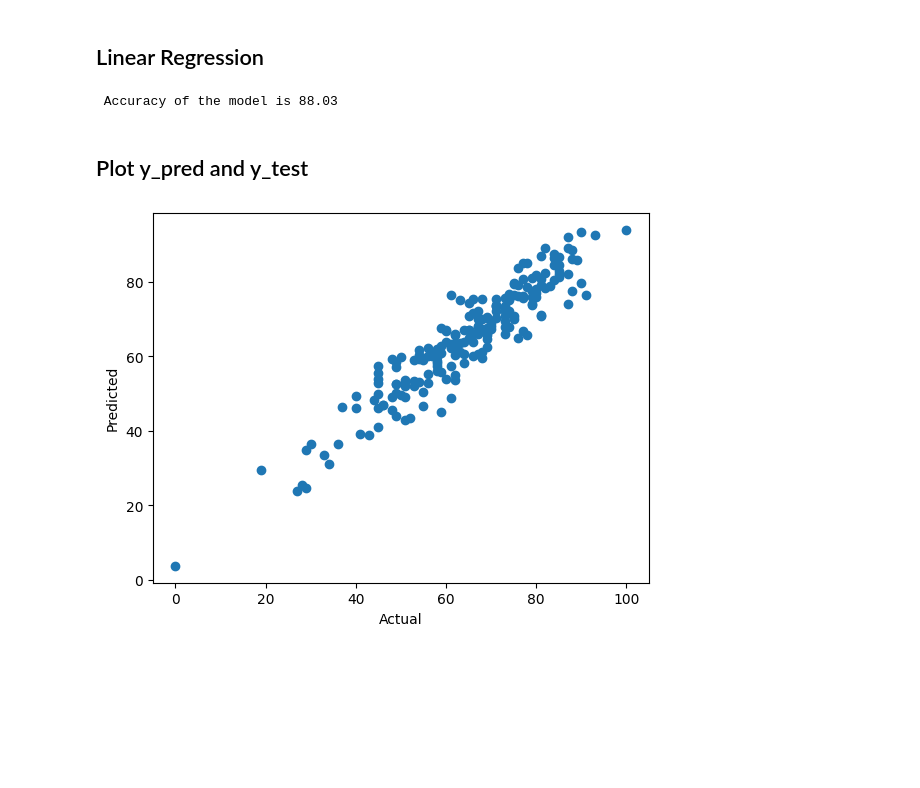
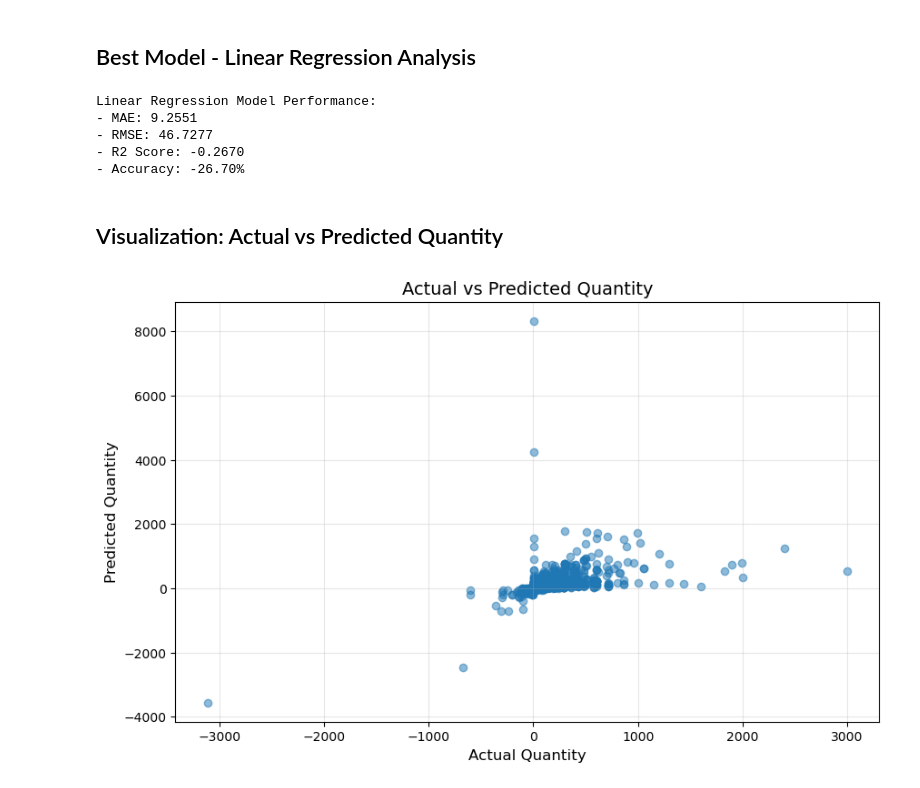
Before and after one commit to srujank1995/SRM_MBA_PROJECT, a Jupyter notebook: notebook/Model_training.ipynb, the cells around one changed output. Cells and saved outputs as stored; diff of their text form; code cells hidden in the pictures; blank space fills up the shorter version.

Commit message:
Model Training

```diff
--- a/notebook/Model_training.ipynb
+++ b/notebook/Model_training.ipynb
@@ -108,3 +172,3 @@ preprocessor = ColumnTransformer(
 # %%
-X = preprocessor.fit_transform(X)
+X_transformed = preprocessor.fit_transform(X)
 # %%
@@ -124,37 +189,37 @@ X_train.shape, X_test.shape
 def evaluate_model(true, predicted):
     mae = mean_absolute_error(true, predicted)
     mse = mean_squared_error(true, predicted)
-    rmse = np.sqrt(mean_squared_error(true, predicted))
+    rmse = np.sqrt(mse)
     r2_square = r2_score(true, predicted)
-    return mae, rmse, r2_square
+    return mae, mse, rmse, r2_square
 # %%
 models = {
     "Linear Regression": LinearRegression(),
-    "Lasso": Lasso(),
-    "Ridge": Ridge(),
-    "K-Neighbors Regressor": KNeighborsRegressor(),
-    "Decision Tree": DecisionTreeRegressor(),
-    "Random Forest Regressor": RandomForestRegressor(),
-    "XGBRegressor": XGBRegressor(),
-    "CatBoosting Regressor": CatBoostRegressor(verbose=False),
-    "AdaBoost Regressor": AdaBoostRegressor()
+    "Lasso": Lasso(alpha=0.1),
+    "Ridge": Ridge(alpha=1.0),
+    "K-Neighbors Regressor": KNeighborsRegressor(n_neighbors=5),
+    "Decision Tree": DecisionTreeRegressor(random_state=42),
+    "Random Forest Regressor": RandomForestRegressor(n_estimators=100, random_state=42),
+    "XGBRegressor": XGBRegressor(random_state=42, verbosity=0),
+    "CatBoosting Regressor": CatBoostRegressor(verbose=False, random_state=42),
+    "AdaBoost Regressor": AdaBoostRegressor(random_state=42)
 }
+
 model_list = []
-r2_list =[]
+r2_list = []
+mae_list = []
 
 for i in range(len(list(models))):
     model = list(models.values())[i]
-    model.fit(X_train, y_train) # Train model
+    model.fit(X_train, y_train)  # Train model
 
     # Make predictions
     y_train_pred = model.predict(X_train)
     y_test_pred = model.predict(X_test)
 
     # Evaluate Train and Test dataset
-    model_train_mae , model_train_rmse, model_train_r2 = evaluate_model(y_train, y_train_pred)
-
-    model_test_mae , model_test_rmse, model_test_r2 = evaluate_model(y_test, y_test_pred)
-
+    model_train_mae, model_train_mse, model_train_rmse, model_train_r2 = evaluate_model(y_train, y_train_pred)
+    model_test_mae, model_test_mse, model_test_rmse, model_test_r2 = evaluate_model(y_test, y_test_pred)
 
     print(list(models.keys())[i])
     model_list.append(list(models.keys())[i])
@@ -170,7 +235,9 @@ for i in range(len(list(models))):
     print("- Root Mean Squared Error: {:.4f}".format(model_test_rmse))
     print("- Mean Absolute Error: {:.4f}".format(model_test_mae))
     print("- R2 Score: {:.4f}".format(model_test_r2))
+
     r2_list.append(model_test_r2)
+    mae_list.append(model_test_mae)
 
     print('='*35)
     print('\n')
@@ -210,19 +315,30 @@ pd.DataFrame(list(zip(model_list, r2_list)), columns=['Model Name', 'R2_Score'])
 # %% [markdown]
-## Linear Regression
+## Best Model - Linear Regression Analysis
 # %%
 lin_model = LinearRegression(fit_intercept=True)
 lin_model = lin_model.fit(X_train, y_train)
 y_pred = lin_model.predict(X_test)
-score = r2_score(y_test, y_pred)*100
-print(" Accuracy of the model is %.2f" %score)
+mae, mse, rmse, r2 = evaluate_model(y_test, y_pred)
+print("Linear Regression Model Performance:")
+print(f"- MAE: {mae:.4f}")
+print(f"- RMSE: {rmse:.4f}")
+print(f"- R2 Score: {r2:.4f}")
+print(f"- Accuracy: {r2*100:.2f}%")
 # %% [output]
- Accuracy of the model is 88.03
+Linear Regression Model Performance:
+- MAE: 9.2551
+- RMSE: 46.7277
+- R2 Score: -0.2670
+- Accuracy: -26.70%
 # %% [markdown]
-## Plot y_pred and y_test
+## Visualization: Actual vs Predicted Quantity
 # %%
-plt.scatter(y_test,y_pred);
-plt.xlabel('Actual');
-plt.ylabel('Predicted');
+plt.figure(figsize=(10, 6))
+plt.scatter(y_test, y_pred, alpha=0.5)
+plt.xlabel('Actual Quantity', fontsize=12)
+plt.ylabel('Predicted Quantity', fontsize=12)
+plt.title('Actual vs Predicted Quantity', fontsize=14)
+plt.grid(True, alpha=0.3)
 # %% [output]
-[figure, old version]
+[figure, new version]
 # %%
```
Also changed, not shown: parts of 24 cells of this notebook, 5 other files.
